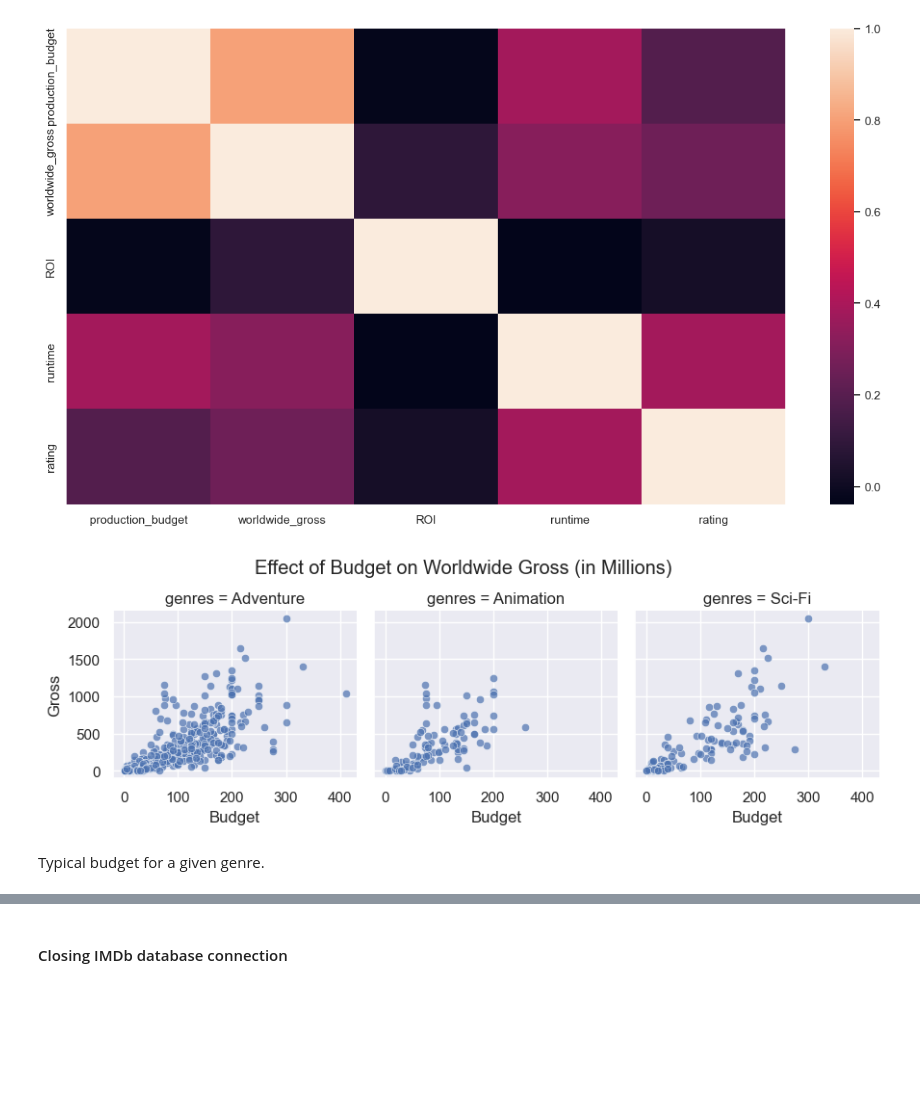
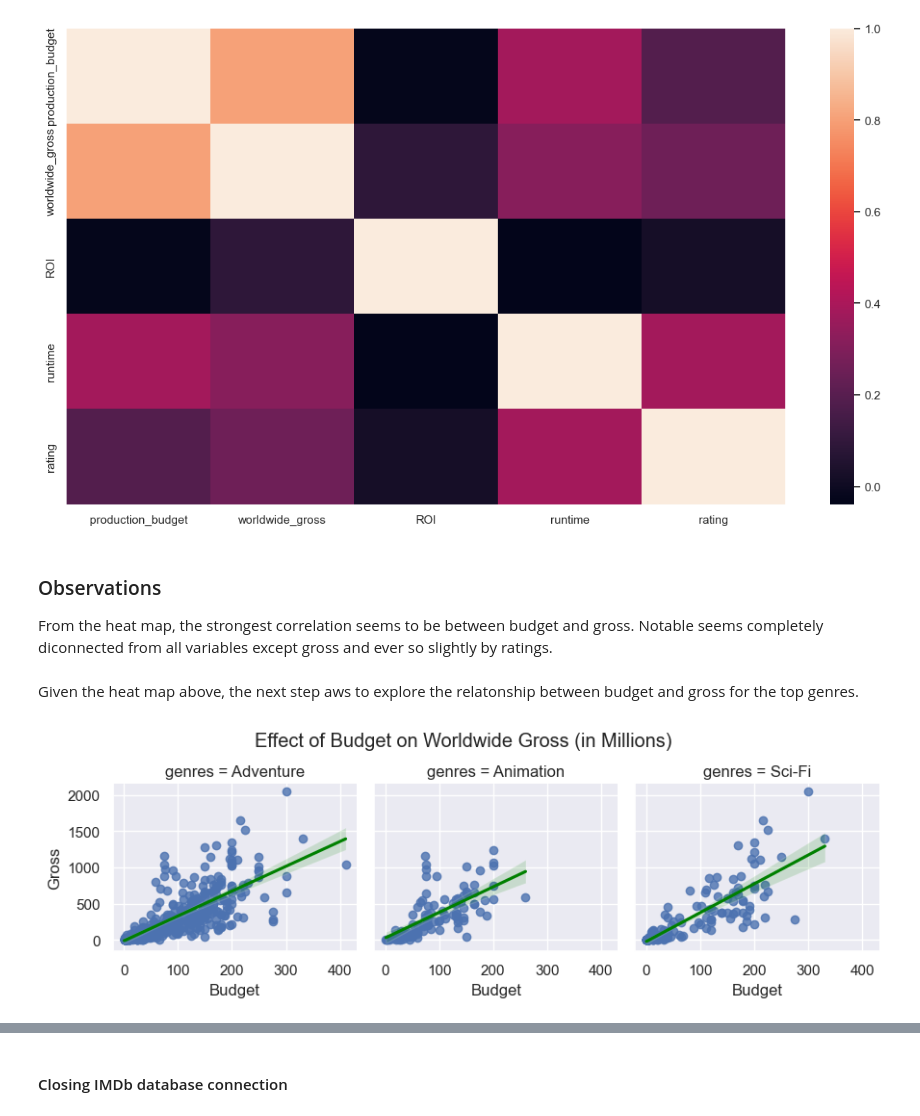
Before and after one commit to bizzfuzz/film-analysis-ms, a Jupyter notebook: film_analysis.ipynb, the cells around one changed output, grey strips where cells are left out. Saved outputs shown, nothing was run; the diff lists cells and outputs as text; code cells hidden in the pictures; blank space fills up the shorter version.

Commit message:
ad observations and conclusion

```diff
--- a/film_analysis.ipynb
+++ b/film_analysis.ipynb
@@ -434,16 +424,26 @@ corr_matrix = combined_film_df[[
 sns.heatmap(corr_matrix);
 # %% [output]
 [figure]
+# %% [markdown]
+### Observations
+From the heat map, the strongest correlation seems to be between budget and gross. Notable seems completely diconnected from all variables except gross and ever so slightly by ratings.
+# %% [markdown]
+Given the heat map above, the next step aws to explore the relatonship between budget and gross for the top genres.
 # %%
 grid = sns.FacetGrid(
     best_genre_df,
     col="genres",
     col_wrap=3)
-grid.map(sns.scatterplot, "production_budget", "worldwide_gross", alpha=.7)
+grid.map(
+    sns.regplot,
+    "production_budget",
+    "worldwide_gross",
+    line_kws={
+        "color" : "green"
+    }
+)
 grid.set(xlabel="Budget", ylabel="Gross")
 grid.figure.suptitle("Effect of Budget on Worldwide Gross (in Millions)")
 grid.figure.subplots_adjust(top=0.8)
 # %% [output]
-[figure, old version]
+[figure, new version]
-# %% [markdown]
-Typical budget for a given genre.
```
Also changed, not shown: parts of 17 cells of this notebook, 7 other files.
